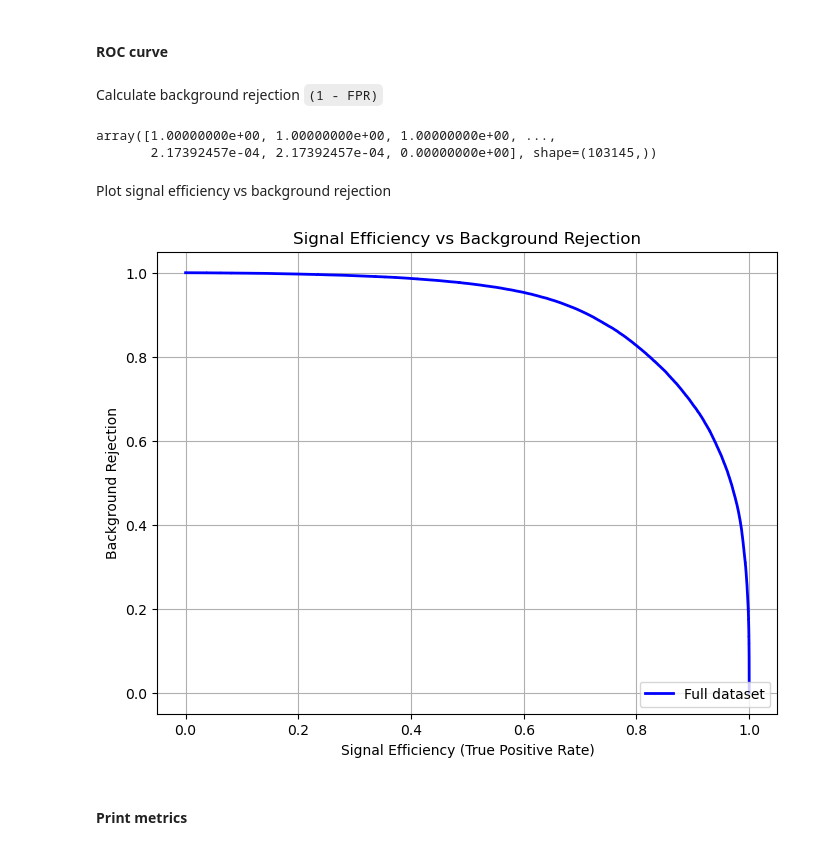
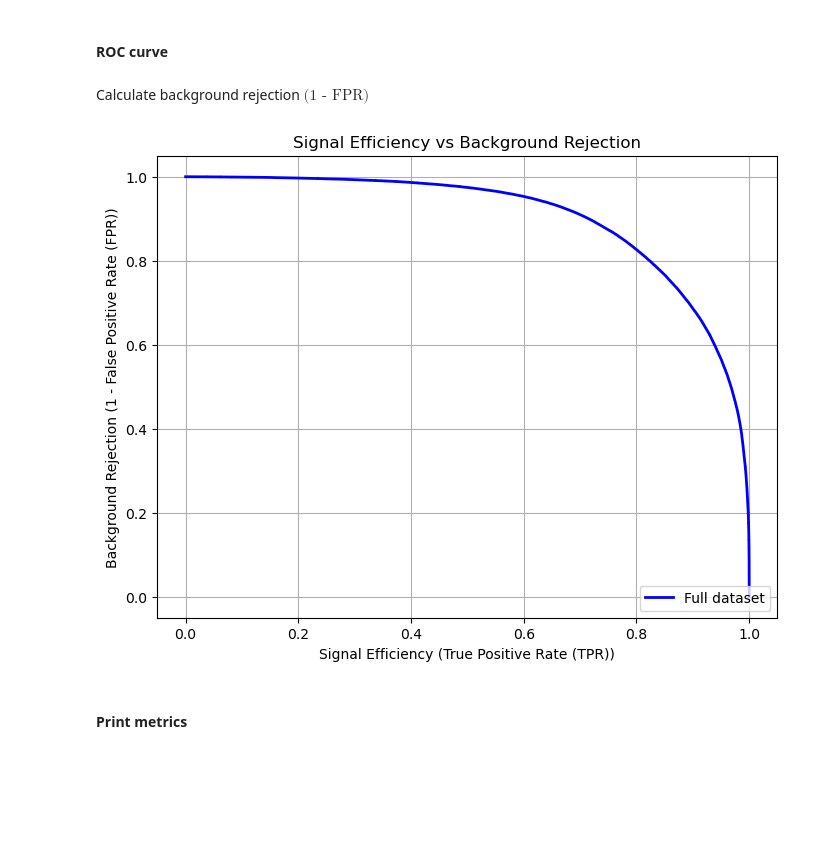
Before and after one commit to giopedro92/advanced-programming-project, a Jupyter notebook: NN.ipynb, the cells around one changed output. Cells and saved outputs as stored; diff of their text form; code cells hidden in the pictures; blank space fills up the shorter version.

````diff
--- a/NN.ipynb
+++ b/NN.ipynb
@@ -744,33 +818,29 @@ evaluation_results/NN.txt
 # %% [markdown]
 #### ROC curve
 # %% [markdown]
-Calculate background rejection ```(1 - FPR)```
+Calculate background rejection $\text{(1 - FPR)}$
-# %%
-background_rejection = 1 - fpr
-
-background_rejection
-# %% [output]
-array([1.00000000e+00, 1.00000000e+00, 1.00000000e+00, ...,
-       2.17392457e-04, 2.17392457e-04, 0.00000000e+00], shape=(103145,))
-# %% [markdown]
-Plot signal efficiency vs background rejection
 # %%
+background_rejection = 1 - fpr
+
+background_rejection
+
+
 plt.figure(figsize=(8, 6))
 plt.plot(tpr,
          background_rejection,
          color = "blue",
          lw    = 2,
          label = "Full dataset")
-plt.xlabel("Signal Efficiency (True Positive Rate)")
-plt.ylabel("Background Rejection")
+plt.xlabel("Signal Efficiency (True Positive Rate (TPR))")
+plt.ylabel("Background Rejection (1 - False Positive Rate (FPR))")
 plt.title("Signal Efficiency vs Background Rejection")
 plt.legend(loc="lower right")
 plt.grid(True)
 
 plt.savefig("evaluation_results/roc_curve.pdf")
 plt.show()
 # %% [output]
-[figure, old version]
+[figure, new version]
 # %% [markdown]
 #### Print metrics
 # %%
````
Also changed, not shown: parts of 16 cells of this notebook.
